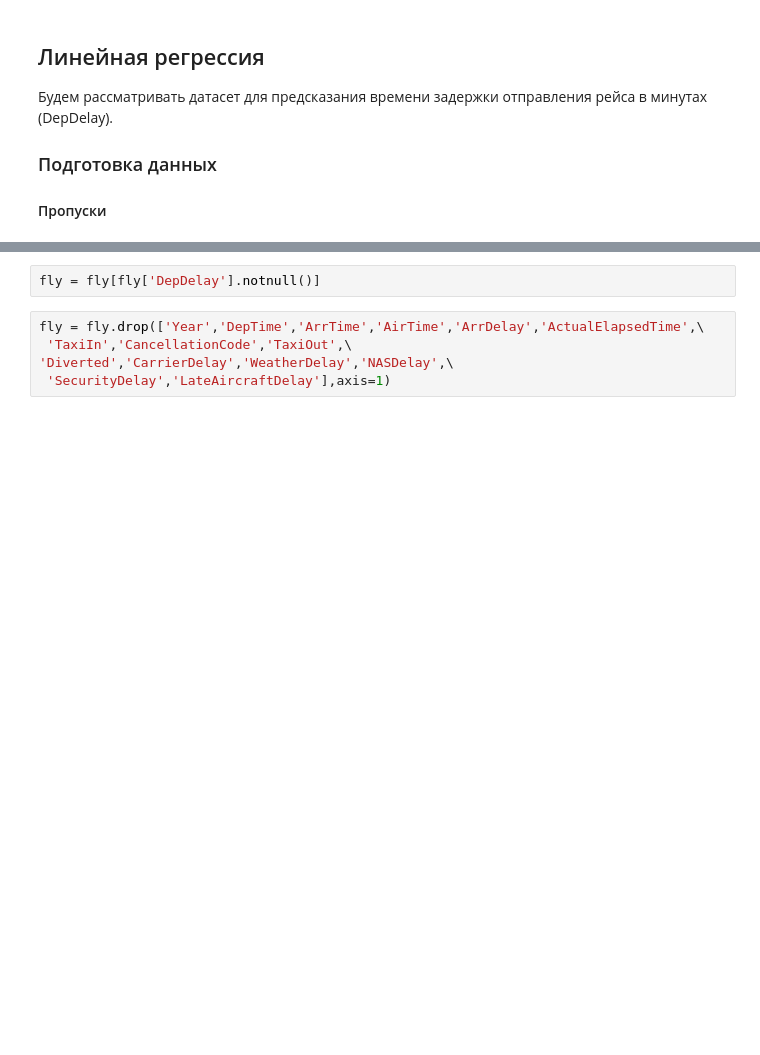
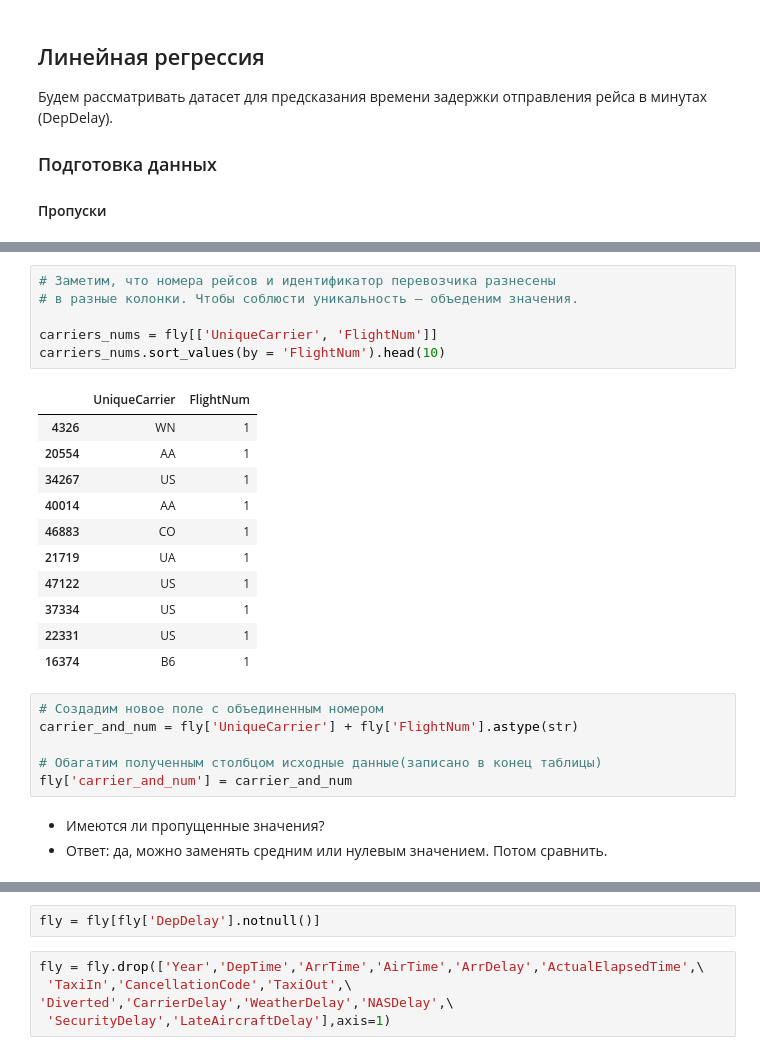
Before and after one commit to vbaryshev4/Data_Science, a Jupyter notebook: hw02/task2.ipynb, the cells around one changed output, grey strips where cells are left out. Saved outputs shown, nothing was run; the diff lists cells and outputs as text; blank space fills up the shorter version.

```diff
--- a/hw02/task2.ipynb
+++ b/hw02/task2.ipynb
@@ -17,0 +27,27 @@ fly = pd.read_csv('2008.csv')
+# %%
+# Заметим, что номера рейсов и идентификатор перевозчика разнесены
+# в разные колонки. Чтобы соблюсти уникальность – объеденим значения.
+
+carriers_nums = fly[['UniqueCarrier', 'FlightNum']]
+carriers_nums.sort_values(by = 'FlightNum').head(10)
+# %% [output]
+|  | UniqueCarrier | FlightNum |
+| 4326 | WN | 1 |
+| 20554 | AA | 1 |
+| 34267 | US | 1 |
+| 40014 | AA | 1 |
+| 46883 | CO | 1 |
+| 21719 | UA | 1 |
+| 47122 | US | 1 |
+| 37334 | US | 1 |
+| 22331 | US | 1 |
+| 16374 | B6 | 1 |
+# %%
+# Создадим новое поле с объединенным номером
+carrier_and_num = fly['UniqueCarrier'] + fly['FlightNum'].astype(str)
+
+# Обагатим полученным столбцом исходные данные(записано в конец таблицы)
+fly['carrier_and_num'] = carrier_and_num
+# %% [markdown]
+- Имеются ли пропущенные значения?
+- Ответ: да, можно заменять средним или нулевым значением. Потом сравнить.
```
Also changed, not shown: parts of 7 cells of this notebook, 3 other files.
